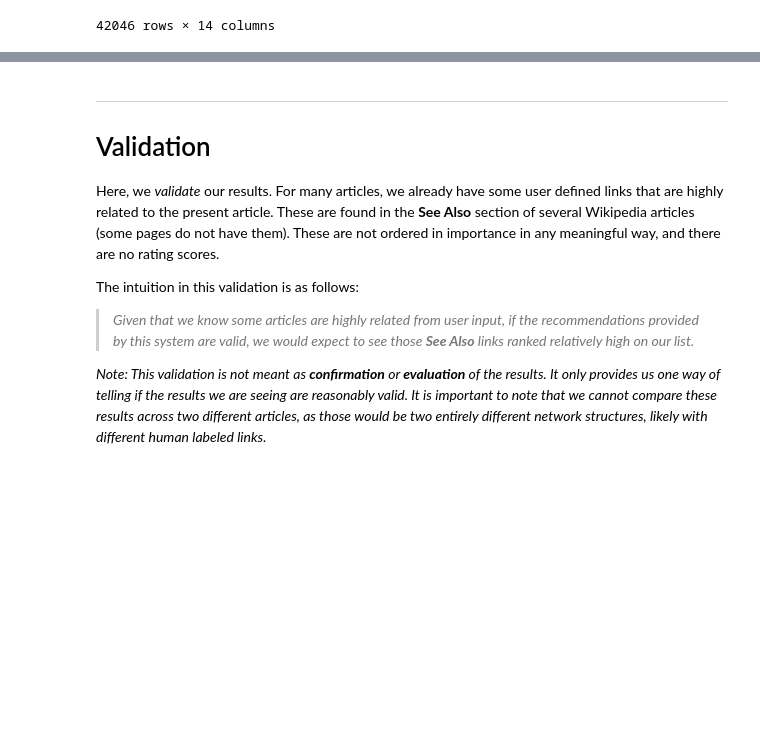
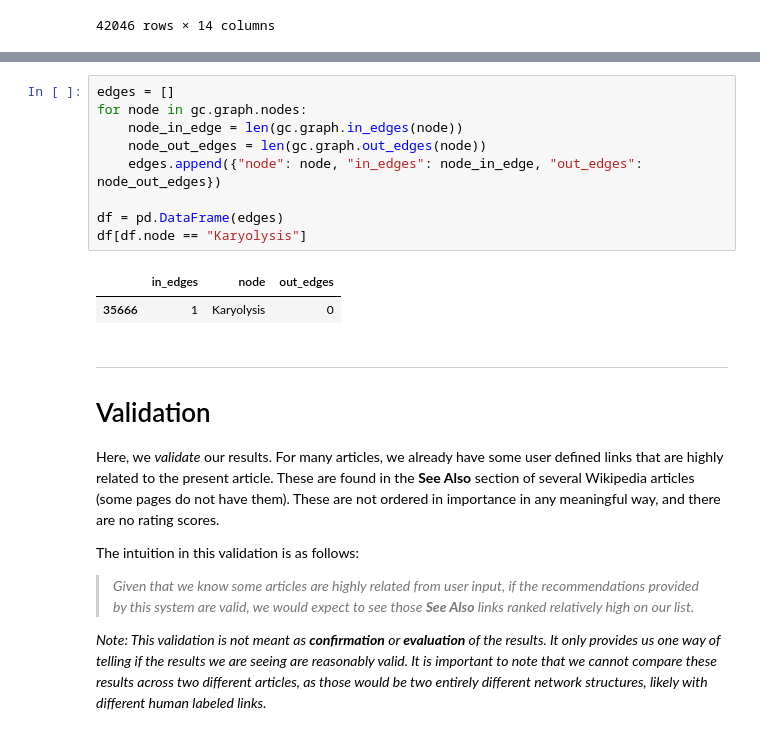
Before and after one commit to QED0711/wiki_learn, a Jupyter notebook: data-retrieval/graph_api/GraphCreator.ipynb, the cells around one changed output, grey strips where cells are left out. Drawn from its saved outputs; the diff is of its cells as text; blank space fills up the shorter version.

Commit message:
fixed in/out edges bug

```diff
--- a/data-retrieval/graph_api/GraphCreator.ipynb
+++ b/data-retrieval/graph_api/GraphCreator.ipynb
@@ -141,3 +162,15 @@ gc.features_df.sort_values(["similarity_rank"], ascending=False).reset_index().d
+# %%
+edges = []
+for node in gc.graph.nodes:
+    node_in_edge = len(gc.graph.in_edges(node))
+    node_out_edges = len(gc.graph.out_edges(node))
+    edges.append({"node": node, "in_edges": node_in_edge, "out_edges": node_out_edges})
+
+df = pd.DataFrame(edges)
+df[df.node == "Karyolysis"]
+# %% [output]
+|  | in_edges | node | out_edges |
+| 35666 | 1 | Karyolysis | 0 |
 # %% [markdown]
 ___
 # Validation
```
Also changed, not shown: parts of 2 cells of this notebook, 1 other file.
